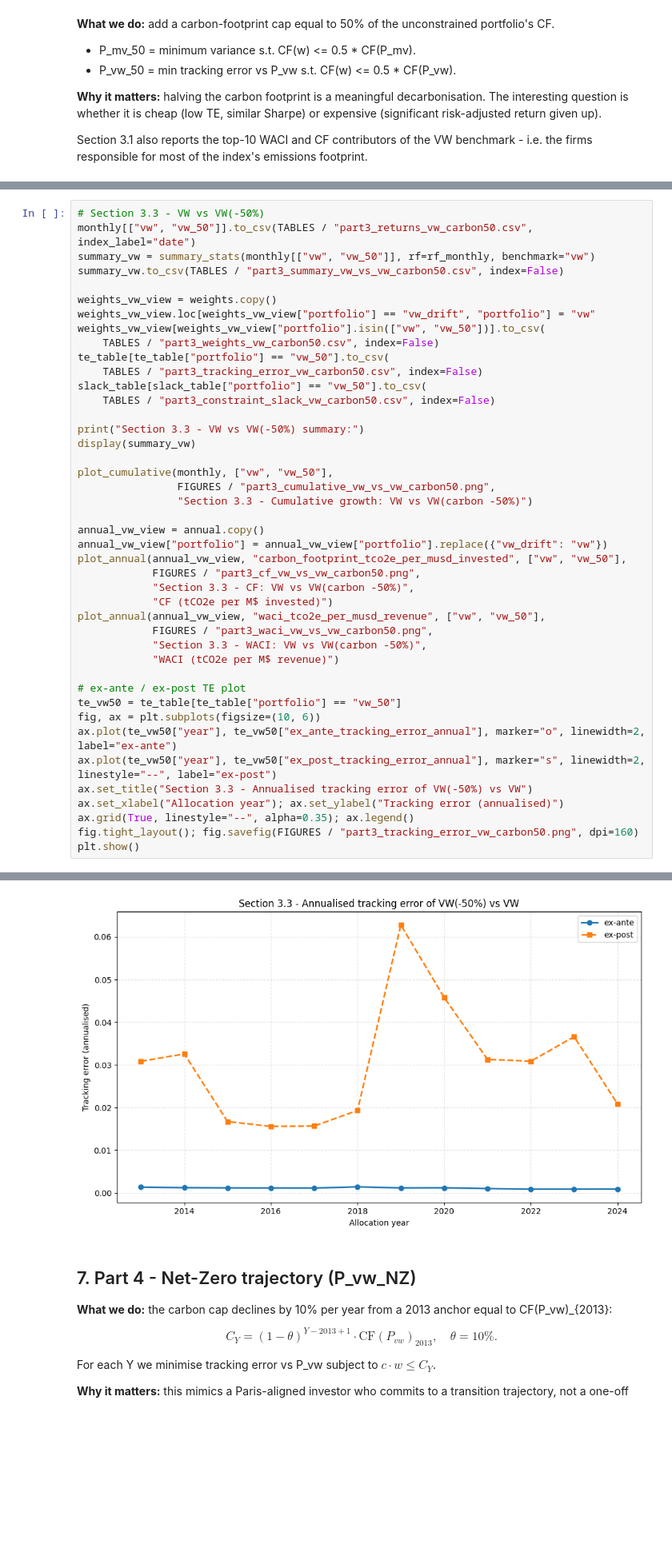
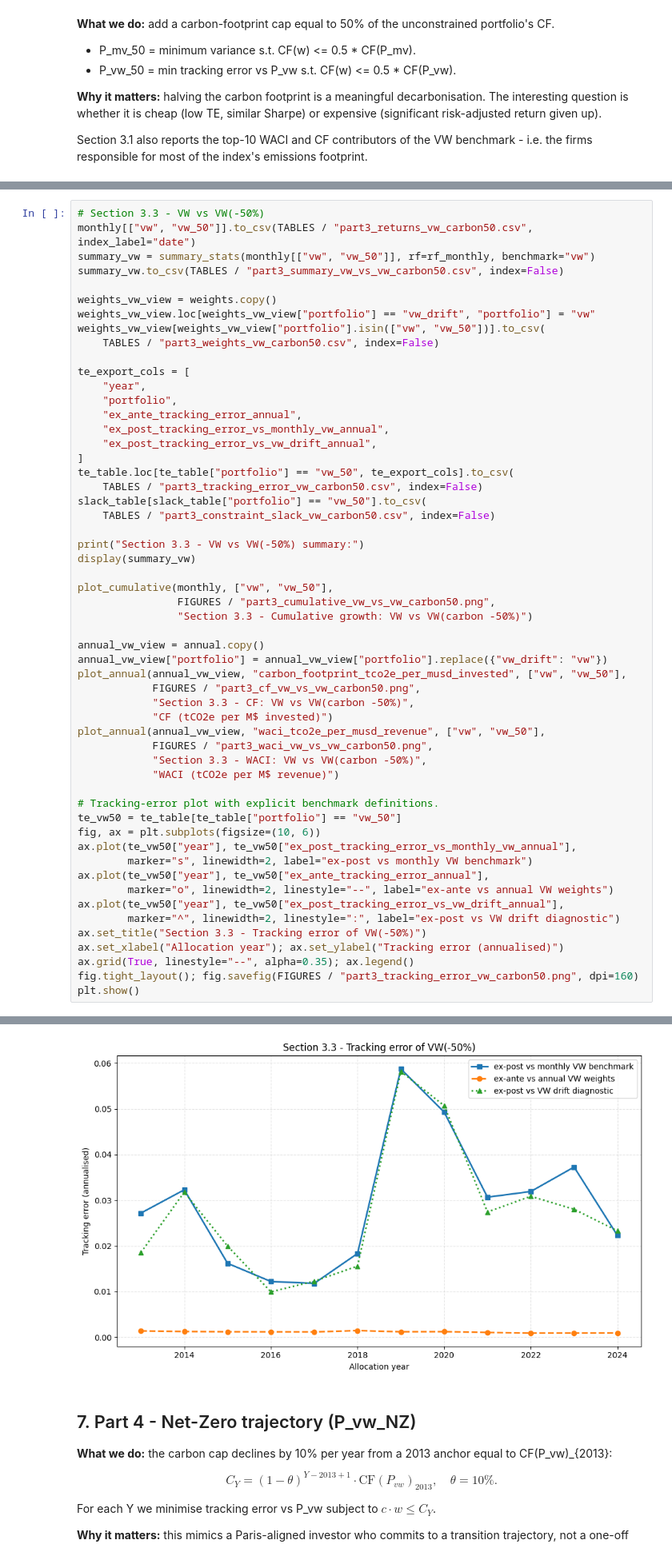
Before and after one commit to saadsch/SAAM-Project, a Jupyter notebook: SAAM_NOTEBOOK.ipynb, the cells around one changed output, grey strips where cells are left out. Shown at 80% size. Saved outputs shown, nothing was run; the diff lists cells and outputs as text; blank space fills up the shorter version.

Commit message:
correction for tracking errors

```diff
--- a/SAAM_NOTEBOOK.ipynb
+++ b/SAAM_NOTEBOOK.ipynb
@@ -823,7 +884,15 @@ weights_vw_view = weights.copy()
 weights_vw_view.loc[weights_vw_view["portfolio"] == "vw_drift", "portfolio"] = "vw"
 weights_vw_view[weights_vw_view["portfolio"].isin(["vw", "vw_50"])].to_csv(
     TABLES / "part3_weights_vw_carbon50.csv", index=False)
-te_table[te_table["portfolio"] == "vw_50"].to_csv(
+
+te_export_cols = [
+    "year",
+    "portfolio",
+    "ex_ante_tracking_error_annual",
+    "ex_post_tracking_error_vs_monthly_vw_annual",
+    "ex_post_tracking_error_vs_vw_drift_annual",
+]
+te_table.loc[te_table["portfolio"] == "vw_50", te_export_cols].to_csv(
     TABLES / "part3_tracking_error_vw_carbon50.csv", index=False)
 slack_table[slack_table["portfolio"] == "vw_50"].to_csv(
     TABLES / "part3_constraint_slack_vw_carbon50.csv", index=False)
@@ -846,12 +915,16 @@ plot_annual(annual_vw_view, "waci_tco2e_per_musd_revenue", ["vw", "vw_50"],
             "Section 3.3 - WACI: VW vs VW(carbon -50%)",
             "WACI (tCO2e per M$ revenue)")
 
-# ex-ante / ex-post TE plot
+# Tracking-error plot with explicit benchmark definitions.
 te_vw50 = te_table[te_table["portfolio"] == "vw_50"]
 fig, ax = plt.subplots(figsize=(10, 6))
-ax.plot(te_vw50["year"], te_vw50["ex_ante_tracking_error_annual"], marker="o", linewidth=2, label="ex-ante")
-ax.plot(te_vw50["year"], te_vw50["ex_post_tracking_error_annual"], marker="s", linewidth=2, linestyle="--", label="ex-post")
-ax.set_title("Section 3.3 - Annualised tracking error of VW(-50%) vs VW")
+ax.plot(te_vw50["year"], te_vw50["ex_post_tracking_error_vs_monthly_vw_annual"],
+        marker="s", linewidth=2, label="ex-post vs monthly VW benchmark")
+ax.plot(te_vw50["year"], te_vw50["ex_ante_tracking_error_annual"],
+        marker="o", linewidth=2, linestyle="--", label="ex-ante vs annual VW weights")
+ax.plot(te_vw50["year"], te_vw50["ex_post_tracking_error_vs_vw_drift_annual"],
+        marker="^", linewidth=2, linestyle=":", label="ex-post vs VW drift diagnostic")
+ax.set_title("Section 3.3 - Tracking error of VW(-50%)")
 ax.set_xlabel("Allocation year"); ax.set_ylabel("Tracking error (annualised)")
 ax.grid(True, linestyle="--", alpha=0.35); ax.legend()
 fig.tight_layout(); fig.savefig(FIGURES / "part3_tracking_error_vw_carbon50.png", dpi=160)
@@ -865,6 +938,6 @@ Section 3.3 - VW vs VW(-50%) summary:
 [figure]
 [figure]
-[figure, old version]
+[figure, new version]
 # %% [markdown]
 ## 7. Part 4 - Net-Zero trajectory (P_vw_NZ)
 
```
Also changed, not shown: parts of 17 cells of this notebook, 24 other files.
